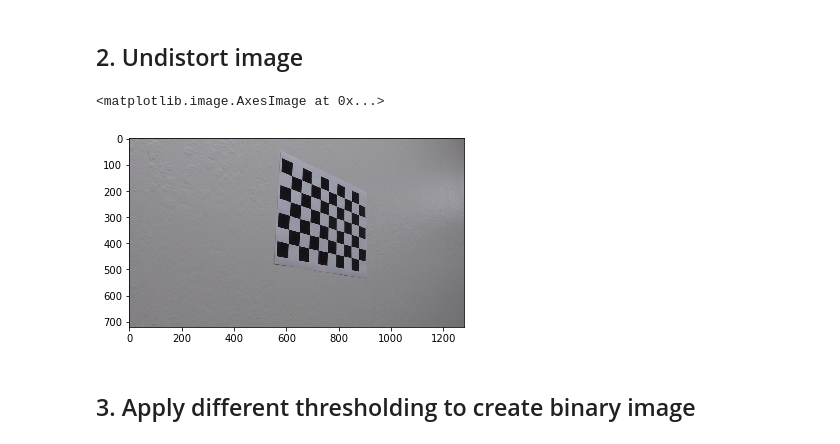
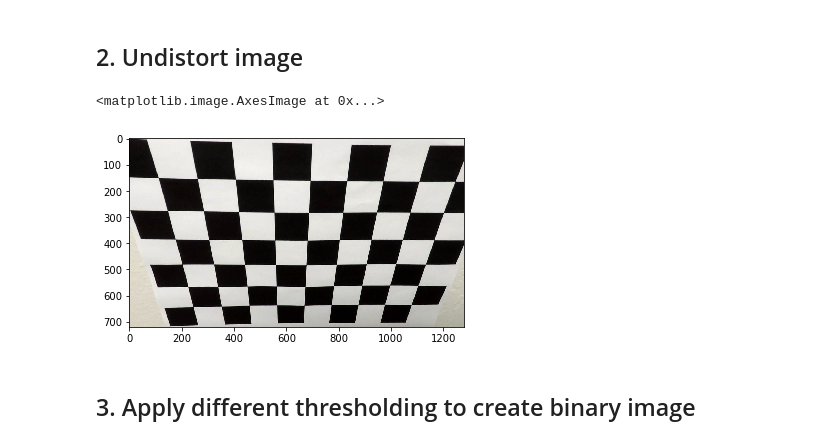
Before and after one commit to zshn25/CarND-Advanced-Lane-Lines, a Jupyter notebook: advanced_lane_lines.ipynb, the cells around one changed output. Drawn from its saved outputs; the diff is of its cells as text; code cells hidden in the pictures.

```diff
--- a/advanced_lane_lines.ipynb
+++ b/advanced_lane_lines.ipynb
@@ -67,20 +67,20 @@ def gather_calibration_points():
 ## 2. Undistort image
 # %%
 """Undistorts the image using calibration of the camera"""
-objpoints, imgpoints = gather_calibration points()
+objpoints, imgpoints = gather_calibration_points()
 
 # Compute the camera calibration matrix, distortion coefficients, rotation and translation vectors
-ret, mtx, dist, rvecs, tvecs = cv2.calibrateCamera(objpoints, imgpoints, (w,h), None, None)
+ret, mtx, dist, rvecs, tvecs = cv2.calibrateCamera(objpoints, imgpoints, (720,1280), None, None)
 
 # Test
 img = mpimg.imread("camera_cal/{}".format('calibration2.jpg'))
 undist = cv2.undistort(img, mtx, dist, None, mtx)
 
 plt.imsave("output_images/undist_calibration2.jpg",undist)
 plt.imshow(undist)
 # %% [output]
 <matplotlib.image.AxesImage at 0x...>
-[figure, old version]
+[figure, new version]
 # %% [markdown]
 ## 3. Apply different thresholding to create binary image
 # %%
```
Also changed, not shown: parts of 15 cells of this notebook, 2 other files.
